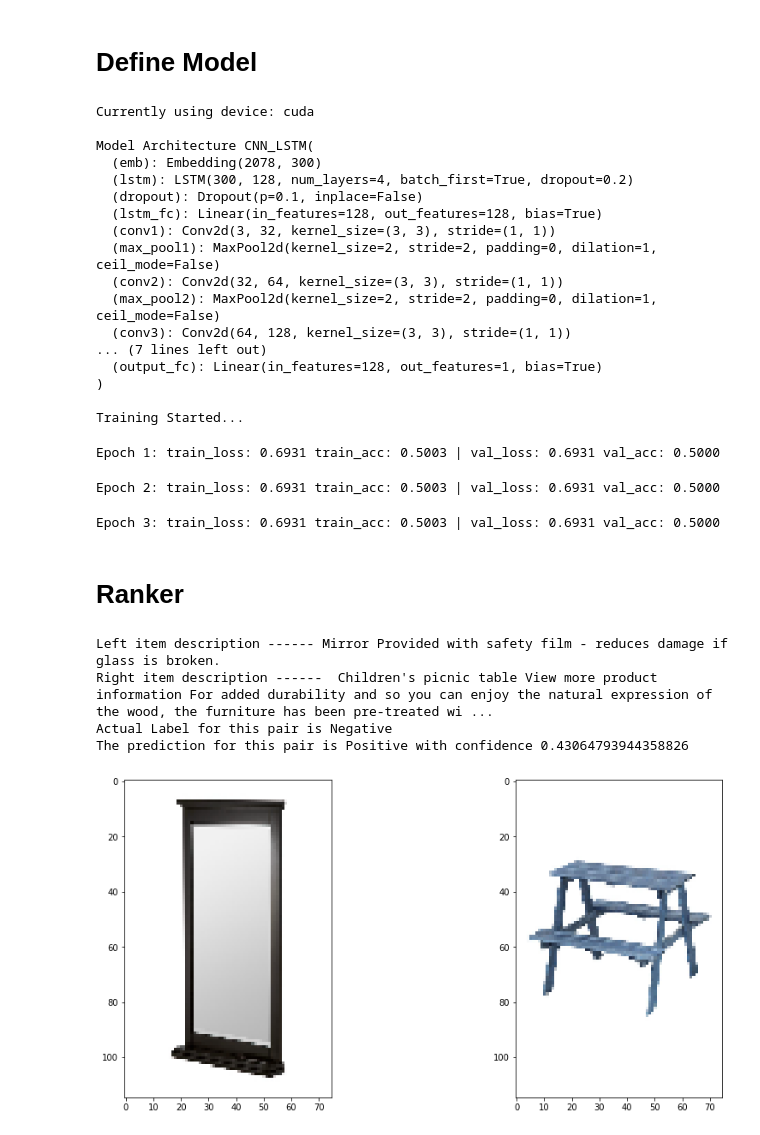
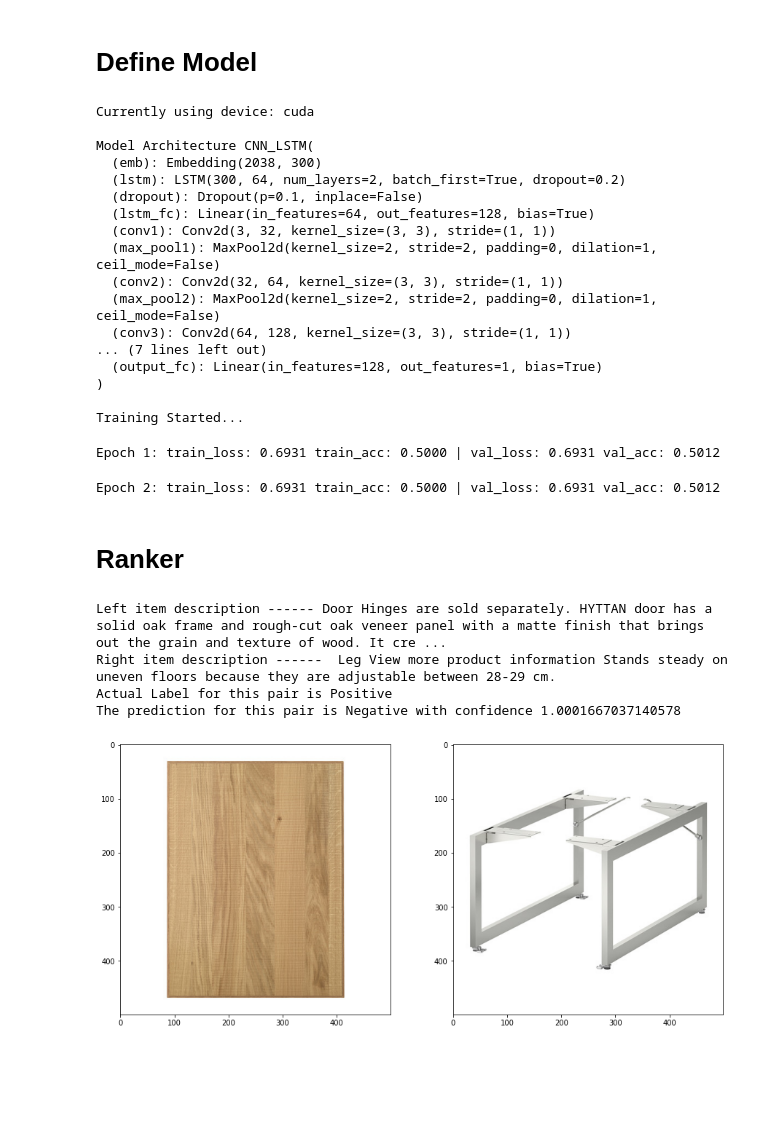
Before and after one commit to MichaelYxWang/DecorAssistant, a Jupyter notebook: baselines/cnn_lstm_baseline.ipynb, the cells around one changed output. Cells and saved outputs as stored; diff of their text form; code cells hidden in the pictures; blank space fills up the shorter version.

Commit message:
cnn lstm notebook update

```diff
--- a/baselines/cnn_lstm_baseline.ipynb
+++ b/baselines/cnn_lstm_baseline.ipynb
@@ -224,9 +200,9 @@ with open(ROOT_DIR + "val_data.pkl", "wb") as file:
 # %%
-# To read the training and validation sets
-with open(ROOT_DIR + "train_data.pkl", "rb") as file:
-    train_pairs, y_train = pickle.load(file)
-with open(ROOT_DIR + "val_data.pkl", "rb") as file:
-    val_pairs, y_val = pickle.load(file)
+# # To read the training and validation sets
+# with open(ROOT_DIR + "train_data.pkl", "rb") as file:
+#     train_pairs, y_train = pickle.load(file)
+# with open(ROOT_DIR + "val_data.pkl", "rb") as file:
+#     val_pairs, y_val = pickle.load(file)
 # %% [markdown]
 #### Build PyTorch dataloader for train/val image/text
 # %%
@@ -344,7 +302,7 @@ class CNN_LSTM(nn.Module):
     self.emb.weight.data.copy_(torch.from_numpy(weights_matrix))
     self.emb.weight.requires_grad = True
     self.lstm = nn.LSTM(embedding_dim, self.n_hidden, self.n_layers, dropout=0.2, batch_first=True)
-    self.dropout = nn.Dropout(0.1)
+    self.dropout = nn.Dropout(DROPOUT)
     self.lstm_fc = nn.Linear(self.n_hidden, 128)
     # self.sigmoid = nn.Sigmoid()
 
@@ -397,8 +355,6 @@ class CNN_LSTM(nn.Module):
     combined_inp = torch.cat((cnn_out1, cnn_out2, lstm_out1, lstm_out2), 1)
     x_comb = F.relu(self.combined_fc1(combined_inp))
     x_comb = F.relu(self.combined_fc2(x_comb))
-    # out = torch.sigmoid(self.output_fc(x_comb))
-    # out = self.softmax(self.output_fc(x_comb))
     out = self.output_fc(x_comb)
     return out
 
@@ -433,7 +389,7 @@ for i in range(EPOCHS):
     output = model(lstm_inp1, lstm_inp2, cnn_inp1, cnn_inp2)
     loss = criterion(torch.round(torch.sigmoid(output.squeeze())), lstm_labels.float())
     loss.backward()
-    nn.utils.clip_grad_norm_(model.parameters(), CLIP)
+    # nn.utils.clip_grad_norm_(model.parameters(), CLIP)
     optimizer.step()
 
     with torch.no_grad():
@@ -469,10 +425,10 @@ for i in range(EPOCHS):
 Currently using device: cuda
 
 Model Architecture CNN_LSTM(
-  (emb): Embedding(2078, 300)
-  (lstm): LSTM(300, 128, num_layers=4, batch_first=True, dropout=0.2)
+  (emb): Embedding(2038, 300)
+  (lstm): LSTM(300, 64, num_layers=2, batch_first=True, dropout=0.2)
   (dropout): Dropout(p=0.1, inplace=False)
-  (lstm_fc): Linear(in_features=128, out_features=128, bias=True)
+  (lstm_fc): Linear(in_features=64, out_features=128, bias=True)
   (conv1): Conv2d(3, 32, kernel_size=(3, 3), stride=(1, 1))
   (max_pool1): MaxPool2d(kernel_size=2, stride=2, padding=0, dilation=1, ceil_mode=False)
   (conv2): Conv2d(32, 64, kernel_size=(3, 3), stride=(1, 1))
@@ -483,9 +439,8 @@ Model Architecture CNN_LSTM(
 )
 
 Training Started...
-Epoch 1: train_loss: 0.6931 train_acc: 0.5003 | val_loss: 0.6931 val_acc: 0.5000
+Epoch 1: train_loss: 0.6931 train_acc: 0.5000 | val_loss: 0.6931 val_acc: 0.5012
-Epoch 2: train_loss: 0.6931 train_acc: 0.5003 | val_loss: 0.6931 val_acc: 0.5000
+Epoch 2: train_loss: 0.6931 train_acc: 0.5000 | val_loss: 0.6931 val_acc: 0.5012
-Epoch 3: train_loss: 0.6931 train_acc: 0.5003 | val_loss: 0.6931 val_acc: 0.5000
 # %% [markdown]
 # Ranker
 # %%
@@ -497,11 +452,13 @@ def single_pair_inference(premise_image_path, hypothesis_image_path, premise_tex
   image_premise, image_hypothesis = preprocess_img(premise_image_path), preprocess_img(hypothesis_image_path)
 
   if do_plot:
+    image_1 = Image.open(premise_image_path)
+    image_2 = Image.open(hypothesis_image_path)
     fig = plt.figure(figsize=(15, 15))
     ax1 = fig.add_subplot(2,2,1)
-    ax1.imshow(image_premise)
+    ax1.imshow(image_1)
     ax2 = fig.add_subplot(2,2,2)
-    ax2.imshow(image_hypothesis)
+    ax2.imshow(image_2)
     print("Left item description ------ {}".format(premise_text))
     print("Right item description ------  {}".format(hypothesis_text))
 
@@ -523,33 +480,33 @@ def single_pair_inference(premise_image_path, hypothesis_image_path, premise_tex
     model.zero_grad()
     output = model(lstm_inp1, lstm_inp2, cnn_inp1, cnn_inp2)
 
-  score = output.squeeze().cpu().detach().numpy().tolist()[0]
+  score = output.squeeze().cpu().detach().numpy().tolist()
   if score > threshold:
     return "Positive", score
   else:
     return "Negative", 1 - score
 # %%
-random_index = random.randint(0, len(train_image_premise_id_list))
-image_id_1 = train_image_premise_id_list[random_index]
-image_id_2 = train_image_hypothesis_id_list[random_index]
+random_index = random.randint(0, len(train_pairs))
+image_id_1 = train_pairs[random_index][0]
+image_id_2 = train_pairs[random_index][1]
 text_1 = train_premise_texts[random_index]
 text_2 = train_hypothesis_texts[random_index]
 prediction, confidence = single_pair_inference(premise_image_path=IMAGES_DIR + image_id_1 + ".jpg",
           hypothesis_image_path=IMAGES_DIR + image_id_2 + ".jpg",
           premise_text=text_1,
           hypothesis_text=text_2,
           model=model,
           tokenizer=tokenizer,
           threshold=0.4,
           do_plot=True)
-print("Actual Label for this pair is", "Positive" if y_train[random_index].tolist() == [1, 0] else "Negative")
+print("Actual Label for this pair is", "Positive" if y_train[random_index] == 1 else "Negative")
 print("The prediction for this pair is", prediction, "with confidence", confidence)
 # %% [output]
-Left item description ------ Mirror Provided with safety film - reduces damage if glass is broken.
-Right item description ------  Children's picnic table View more product information For added durability and so you can enjoy the natural expression of the wood, the furniture has been pre-treated wi ...
-Actual Label for this pair is Negative
-The prediction for this pair is Positive with confidence 0.43064793944358826
+Left item description ------ Door Hinges are sold separately. HYTTAN door has a solid oak frame and rough-cut oak veneer panel with a matte finish that brings out the grain and texture of wood. It cre ...
+Right item description ------  Leg View more product information Stands steady on uneven floors because they are adjustable between 28-29 cm.
+Actual Label for this pair is Positive
+The prediction for this pair is Negative with confidence 1.0001667037140578
-[figure, old version]
+[figure, new version]
 # %%
 def ranker(input_image_id, input_description, item_id_pool, model, tokenizer, threshold=0.3, top_n=5, do_plot=False):
   input_image_path = IMAGES_DIR + input_image_id + ".jpg"
```
Also changed, not shown: parts of 11 cells of this notebook.
